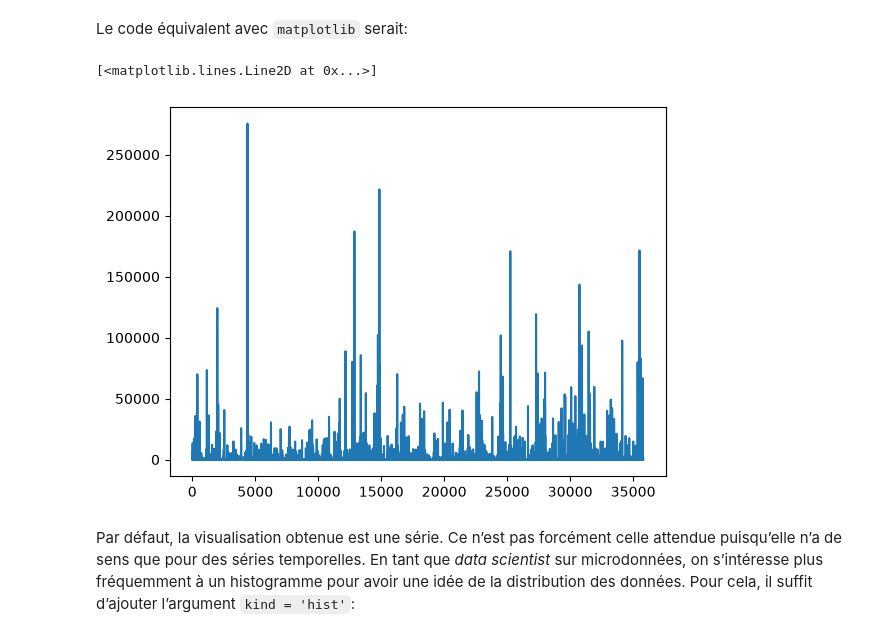
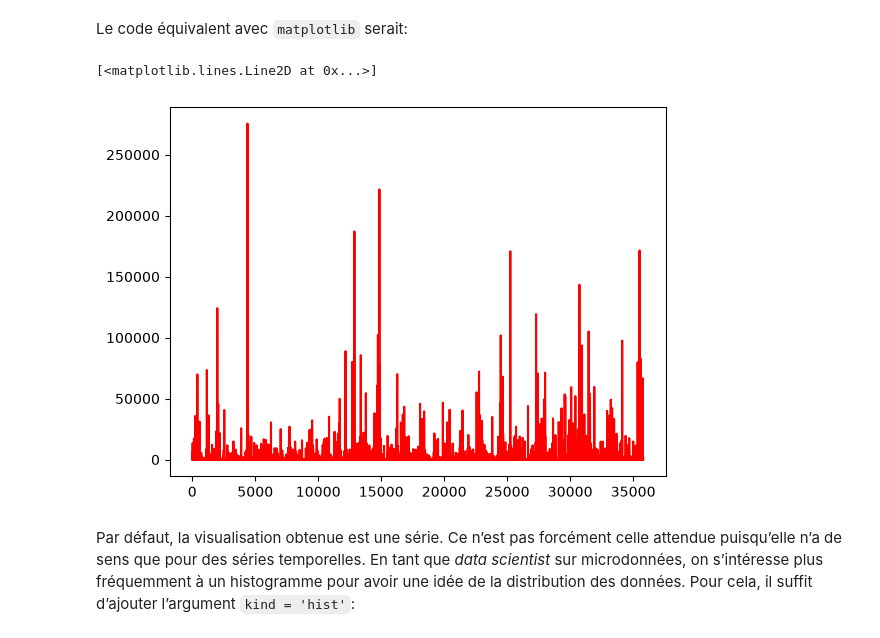
Before and after one commit to dchitorog/test-cadavre-exquis, a Jupyter notebook: notebook.ipynb, the cells around one changed output. Drawn from its saved outputs; the diff is of its cells as text; code cells hidden in the pictures.

```diff
--- a/notebook.ipynb
+++ b/notebook.ipynb
@@ -1299,10 +1299,10 @@ df['Déchets'].plot()
 Le code équivalent avec `matplotlib` serait:
 # %%
 import matplotlib.pyplot as plt
-plt.plot(df.index, df['Déchets'])
+plt.plot(df.index, df['Déchets'],color = 'red')
 # %% [output]
 [<matplotlib.lines.Line2D at 0x...>]
-[figure, old version]
+[figure, new version]
 # %% [markdown]
 Par défaut, la visualisation obtenue est une série. Ce n’est
 pas forcément celle attendue puisqu’elle n’a de sens que pour des séries temporelles. En tant que *data scientist* sur microdonnées, on s’intéresse plus fréquemment à un histogramme pour avoir une idée de la distribution des données.
```
